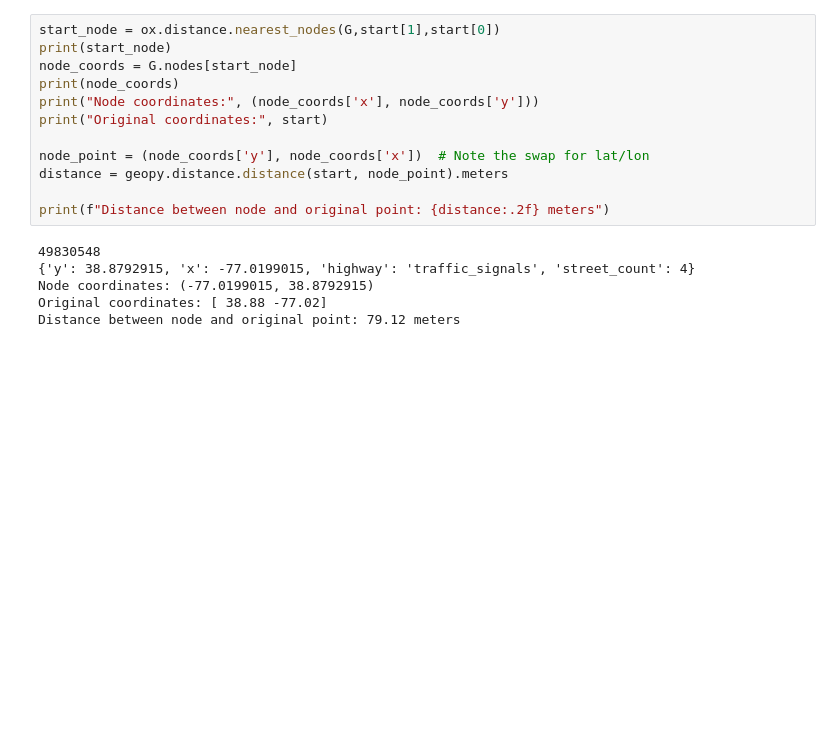
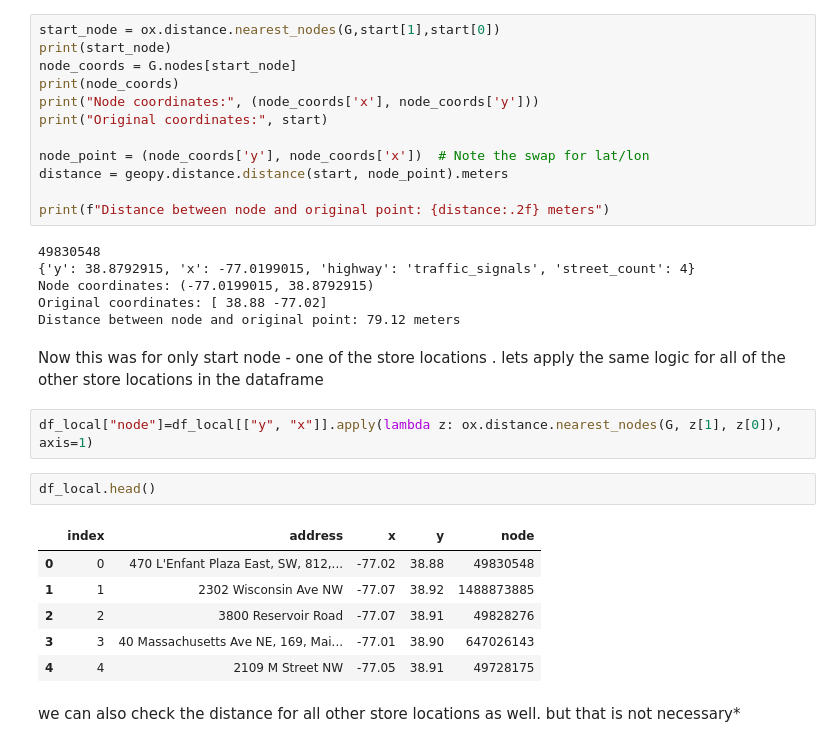
Before and after one commit to amirhosseinkarimi7/network_optimization, a Jupyter notebook: starbucks_DC.ipynb, the cells around one changed output. Drawn from its saved outputs; the diff is of its cells as text; blank space fills up the shorter version.

Commit message:
update on nearest nodes

```diff
--- a/starbucks_DC.ipynb
+++ b/starbucks_DC.ipynb
@@ -143,3 +143,18 @@ print(f"Distance between node and original point: {distance:.2f} meters")
 Node coordinates: (-77.0199015, 38.8792915)
 Original coordinates: [ 38.88 -77.02]
 Distance between node and original point: 79.12 meters
+# %% [markdown]
+Now this was for only start node - one of the store locations . lets apply the same logic for all of the other store locations in the dataframe
+# %%
+df_local["node"]=df_local[["y", "x"]].apply(lambda z: ox.distance.nearest_nodes(G, z[1], z[0]), axis=1)
+# %%
+df_local.head()
+# %% [output]
+|  | index | address | x | y | node |
+| 0 | 0 | 470 L'Enfant Plaza East, SW, 812,... | -77.02 | 38.88 | 49830548 |
+| 1 | 1 | 2302 Wisconsin Ave NW | -77.07 | 38.92 | 1488873885 |
+| 2 | 2 | 3800 Reservoir Road | -77.07 | 38.91 | 49828276 |
+| 3 | 3 | 40 Massachusetts Ave NE, 169, Mai... | -77.01 | 38.90 | 647026143 |
+| 4 | 4 | 2109 M Street NW | -77.05 | 38.91 | 49728175 |
+# %% [markdown]
+we can also check the distance for all other store locations as well. but that is not necessary*
```
